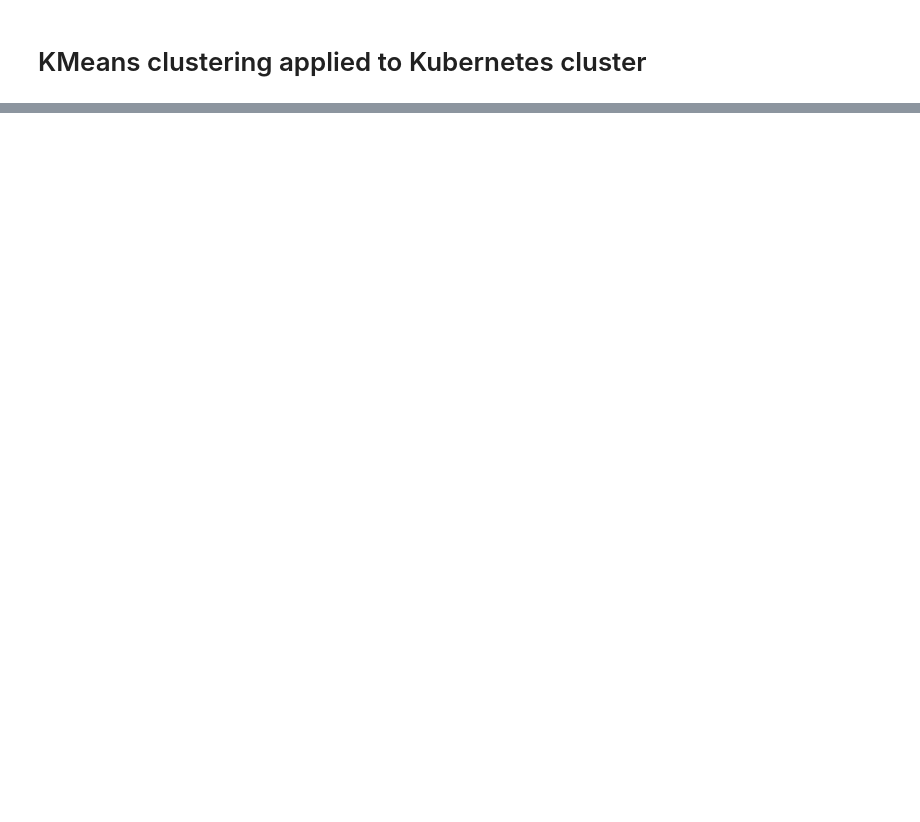
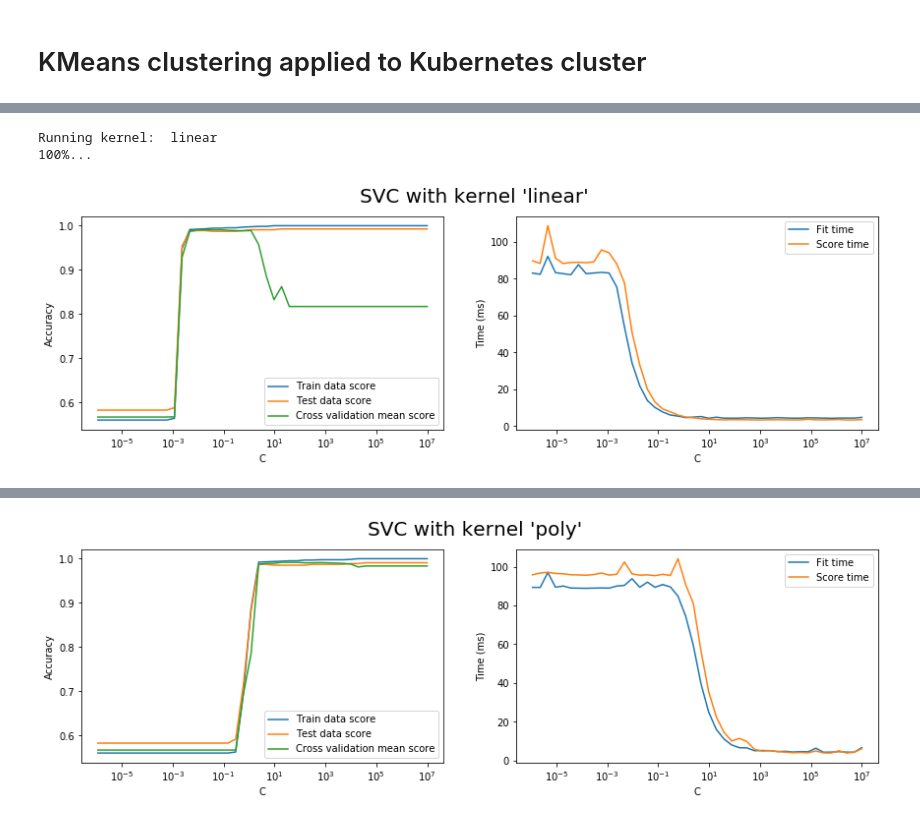
Before and after one commit to jakoblindqvist/kube-learn, a Jupyter notebook: notebook/KMeans.ipynb, the cells around one changed output, grey strips where cells are left out. Drawn from its saved outputs; the diff is of its cells as text; code cells hidden in the pictures; blank space fills up the shorter version.

```diff
--- a/notebook/KMeans.ipynb
+++ b/notebook/KMeans.ipynb
@@ -132,0 +323,79 @@ ________________________________________________________________________________
+# %%
+# Test svm
+from sklearn.svm import SVC
+from sklearn.model_selection import cross_val_score
+from math import log, ceil
+import time
+
+MAX_C = 10000000
+MIN_C = 1.0/1000000
+
+kernels = ['linear', 'poly', 'rbf', 'sigmoid']
+
+for kernel in kernels:
+    print "Running kernel: ", kernel
+
+    fitTimes = []
+    scoreTimes = []
+    crossTimes = []
+    attValue = []
+    testScore = []
+    trainScore = []
+    crossMean = []
+    crossStd = []
+
+    c = MAX_C
+    itteratioins = ceil(log(MAX_C/MIN_C, 2))
+    i = 1
+
+    while c >= MIN_C:
+        print "{0}\r".format(str(int((i/itteratioins) * 100)) + "%..."),
+        i += 1
+        svc = SVC(C=c, kernel=kernel)
+        startFit = time.time()
+        svc.fit(X_train, y_train)
+        stopFit = time.time()
+        train = svc.score(X_train, y_train)
+        test = svc.score(X_test, y_test)
+        stopScore = time.time()
+        crossVal = cross_val_score(svc, scaledData, y)
+        stopCross = time.time()
+        attValue.append(c)
+        trainScore.append(train)
+        testScore.append(test)
+        crossMean.append(crossVal.mean())
+        crossStd.append(crossVal.std())
+        fitTimes.append((stopFit - startFit) * 1000)
+        scoreTimes.append((stopScore - stopFit) * 1000)
+        crossTimes.append((stopCross - stopScore) * 1000)
+        c = c / 2.0
+
+    plt.title(kernel)
+
+    plt.subplot(1,2,1)
+    plt.semilogx(attValue, trainScore, label="Train data score")
+    plt.semilogx(attValue, testScore, label="Test data score")
+    plt.semilogx(attValue, crossMean, label="Cross validation mean score")
+    plt.legend()
+    plt.xlabel('C')
+    plt.ylabel('Accuracy')
+
+    plt.subplot(1,2,2)
+    plt.semilogx(attValue, fitTimes, label="Fit time")
+    plt.semilogx(attValue, scoreTimes, label="Score time")
+    plt.legend()
+    plt.xlabel('C')
+    plt.ylabel('Time (ms)')
+
+    plt.subplots_adjust(right = 2)
+    plt.gcf().suptitle("SVC with kernel '" + str(kernel) + "'", x=1.05, fontsize=20)
+    plt.show()
+
+    maxAcc, index = printMax("Best accuracy on cross", "C", attValue, crossMean)
+    printMax("Best accuracy on train", "C", attValue, trainScore)
+    printMax("Best accuracy on test", "C", attValue, testScore)
+    best.append(("SVC " + str(kernel), maxAcc, fitTimes[index], scoreTimes[index]))
+# %% [output]
+Running kernel:  linear
+100%...
+[figure, added]
@@ -132,0 +407 @@ ________________________________________________________________________________
+[figure, added]
```
Also changed, not shown: parts of 13 cells of this notebook, 18 other files.
